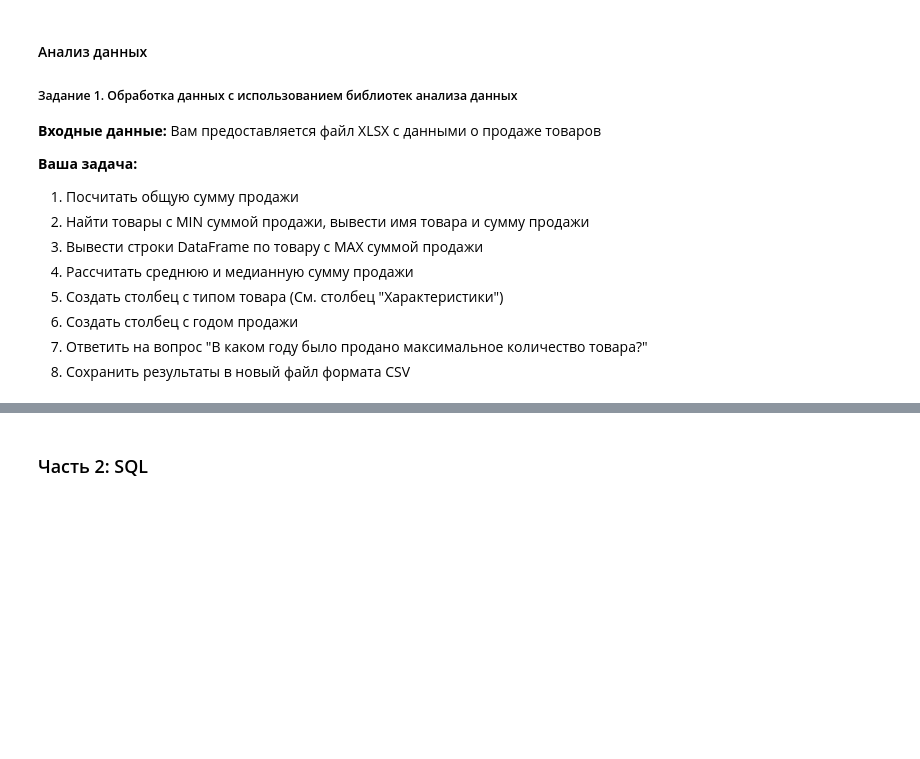
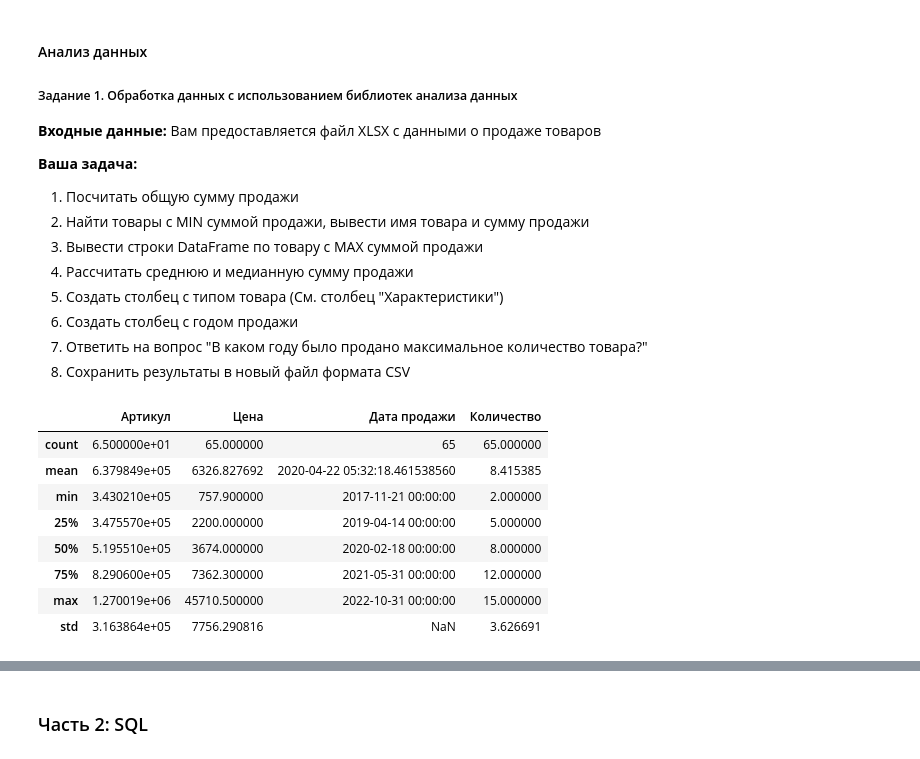
Before and after one commit to Asphodell/PM_Test, a Jupyter notebook: test_task.ipynb, the cells around one changed output, grey strips where cells are left out. Saved outputs shown, nothing was run; the diff lists cells and outputs as text; code cells hidden in the pictures; blank space fills up the shorter version.

```diff
--- a/test_task.ipynb
+++ b/test_task.ipynb
@@ -51,3 +68,15 @@ import pandas as pd
 
 url_1='https://drive.google.com/uc?id=1ZMy4rJP4NVoYqGVoEsp1YHHx6V6lOyNk'
 data = pd.read_excel(url_1)
+# %%
+data.describe()
+# %% [output]
+|  | Артикул | Цена | Дата продажи | Количество |
+| count | 6.500000e+01 | 65.000000 | 65 | 65.000000 |
+| mean | 6.379849e+05 | 6326.827692 | 2020-04-22 05:32:18.461538560 | 8.415385 |
+| min | 3.430210e+05 | 757.900000 | 2017-11-21 00:00:00 | 2.000000 |
+| 25% | 3.475570e+05 | 2200.000000 | 2019-04-14 00:00:00 | 5.000000 |
+| 50% | 5.195510e+05 | 3674.000000 | 2020-02-18 00:00:00 | 8.000000 |
+| 75% | 8.290600e+05 | 7362.300000 | 2021-05-31 00:00:00 | 12.000000 |
+| max | 1.270019e+06 | 45710.500000 | 2022-10-31 00:00:00 | 15.000000 |
+| std | 3.163864e+05 | 7756.290816 | NaN | 3.626691 |
```
Also changed, not shown: parts of 20 cells of this notebook.
